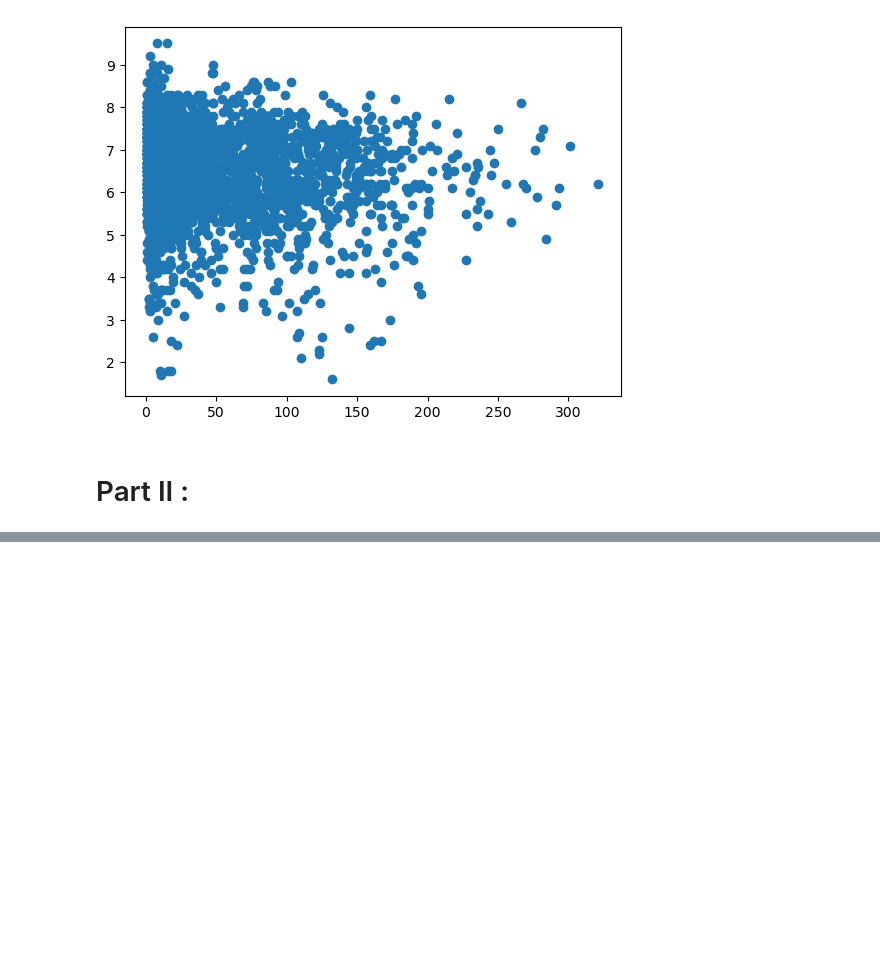
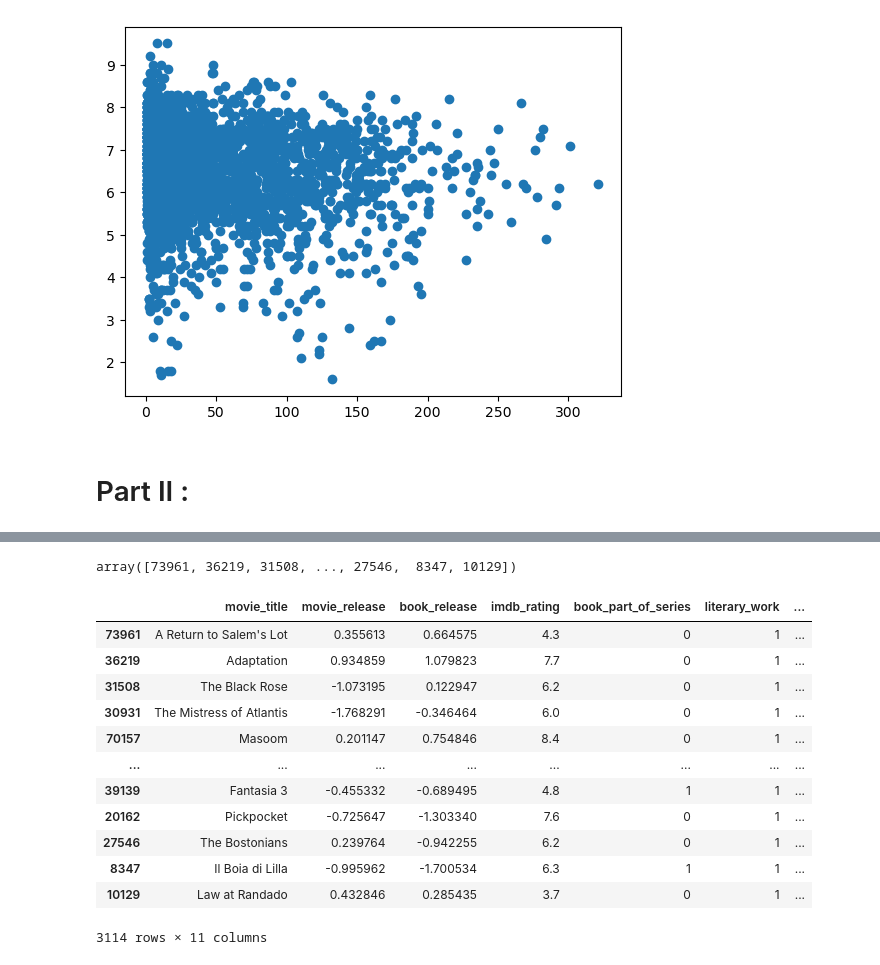
Before and after one commit to epfl-ada/ada-2023-project-team0110, a Jupyter notebook: time_frame.ipynb, the cells around one changed output, grey strips where cells are left out. Cells and saved outputs as stored; diff of their text form; code cells hidden in the pictures; blank space fills up the shorter version.

```diff
--- a/time_frame.ipynb
+++ b/time_frame.ipynb
@@ -81,0 +97,2 @@ control =
+# %%
+time_frame_criteria = [5, 10, 15, 20, 25, 30, 35, 40, 45, 50]
@@ -81,0 +135,7 @@ control =
+# %%
+mean_rating = np.zeros([len(time_frame_criteria), 3])
+for i in time_frame_criteria:
+    mean_rating[int(i/5-1),0] = i
+    [mean_treated, mean_controlled] = get_mean_rating(i, df)
+    mean_rating[int(i/5-1),1] = mean_treated
+    mean_rating[int(i/5-1),2] = mean_controlled
@@ -81,0 +145,40 @@ control =
+# %%
+# Exact one-to-one matching on type of book
+
+G = nx.Graph()
+
+for control_id, control_row in control.iterrows():
+    for treatment_id, treatment_row in treated.iterrows():
+        serie = control_row['book_part_of_series'] == treatment_row['book_part_of_series']
+        literary_work = control_row['literary_work'] == treatment_row['literary_work']
+        written_work = control_row['written_work'] == treatment_row['written_work']
+        comic_book_seris = control_row['comic_book_seris'] == treatment_row['comic_book_seris']
+        book_series = control_row['book_series'] == treatment_row['book_series']
+        manga_series = control_row['manga_series'] == treatment_row['manga_series']
+        if (serie and literary_work and written_work and comic_book_seris and book_series and manga_series):
+             G.add_weighted_edges_from([(control_id, treatment_id, 1)])
+
+matching = nx.max_weight_matching(G)
+# %%
+matched = [i[0] for i in list(matching)] + [i[1] for i in list(matching)]
+matched_array = np.array(matched)
+matched_array
+# %% [output]
+array([73961, 36219, 31508, ..., 27546,  8347, 10129])
+# %%
+matching_df = df.loc[matched_array]
+display(matching_df)
+# %% [output]
+|  | movie_title | movie_release | book_release | imdb_rating | book_part_of_series | literary_work | ... |
+| 73961 | A Return to Salem's Lot | 0.355613 | 0.664575 | 4.3 | 0 | 1 | ... |
+| 36219 | Adaptation | 0.934859 | 1.079823 | 7.7 | 0 | 1 | ... |
+| 31508 | The Black Rose | -1.073195 | 0.122947 | 6.2 | 0 | 1 | ... |
+| 30931 | The Mistress of Atlantis | -1.768291 | -0.346464 | 6.0 | 0 | 1 | ... |
+| 70157 | Masoom | 0.201147 | 0.754846 | 8.4 | 0 | 1 | ... |
+| ... | ... | ... | ... | ... | ... | ... | ... |
+| 39139 | Fantasia 3 | -0.455332 | -0.689495 | 4.8 | 1 | 1 | ... |
+| 20162 | Pickpocket | -0.725647 | -1.303340 | 7.6 | 0 | 1 | ... |
+| 27546 | The Bostonians | 0.239764 | -0.942255 | 6.2 | 0 | 1 | ... |
+| 8347 | Il Boia di Lilla | -0.995962 | -1.700534 | 6.3 | 1 | 1 | ... |
+| 10129 | Law at Randado | 0.432846 | 0.285435 | 3.7 | 0 | 1 | ... |
+3114 rows × 11 columns
```
Also changed, not shown: parts of 18 cells of this notebook.
